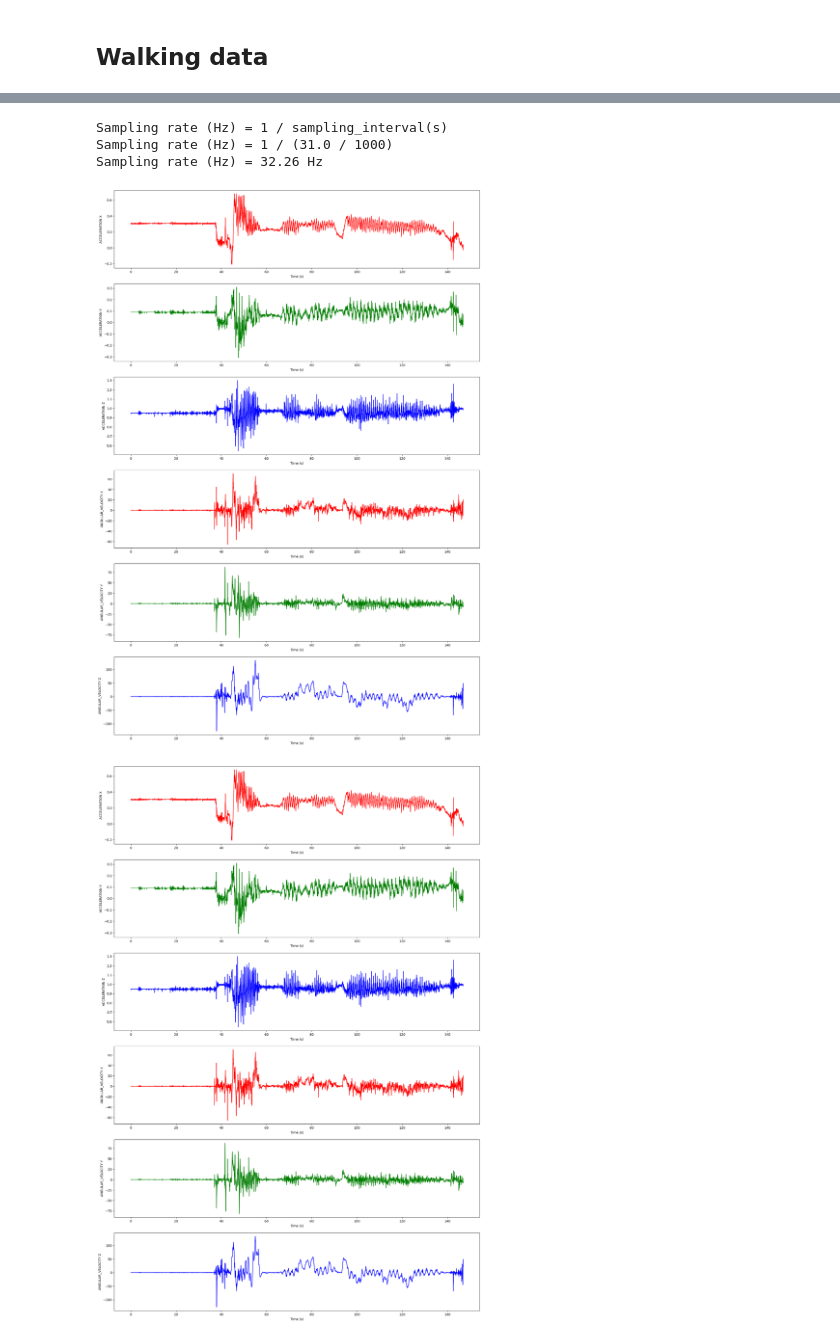
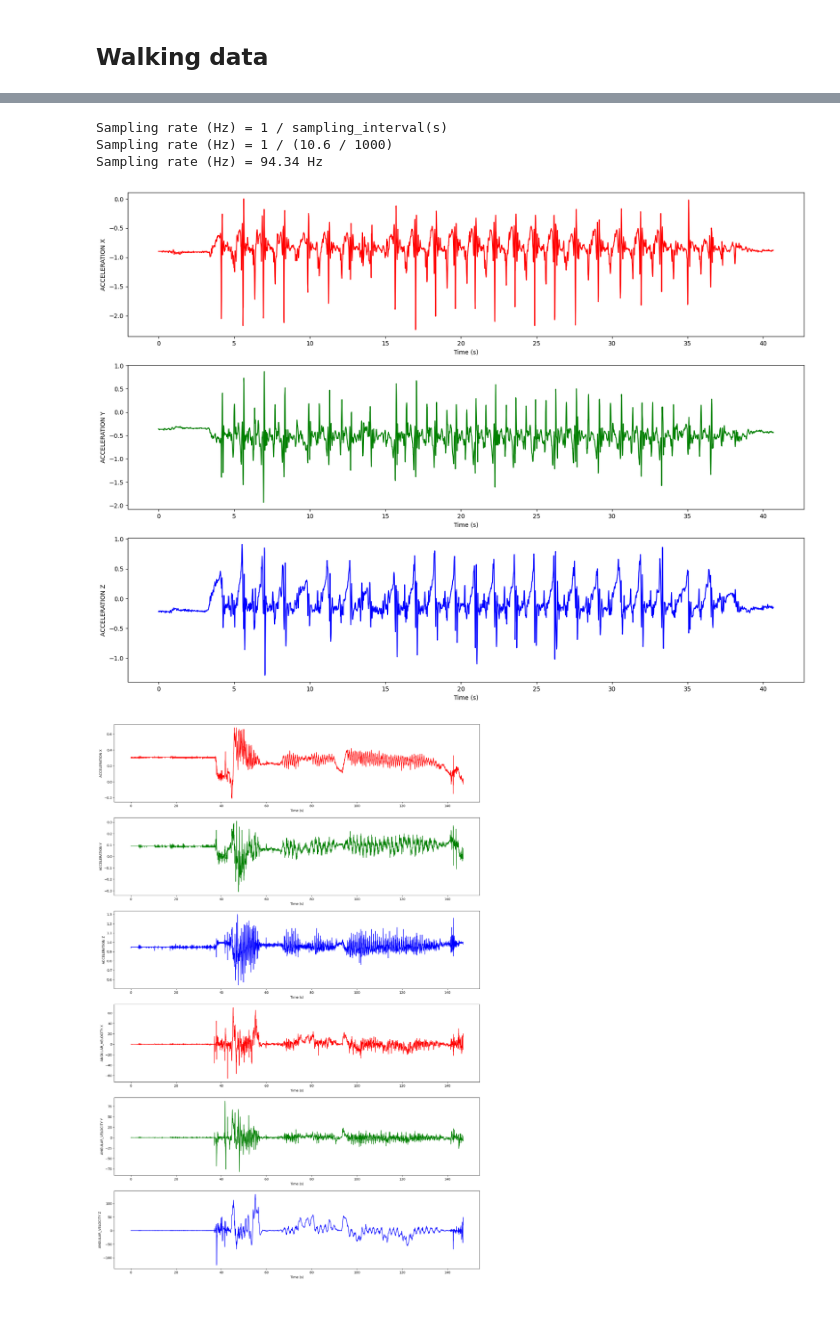
Before and after one commit to duchieuvn/oth-embedded, a Jupyter notebook: source/quality_check.ipynb, the cells around one changed output, grey strips where cells are left out. Saved outputs shown, nothing was run; the diff lists cells and outputs as text; code cells hidden in the pictures; blank space fills up the shorter version.

Commit message:
new data record

```diff
--- a/quality_check.ipynb
+++ b/source/quality_check.ipynb
@@ -14,7 +14,7 @@ import numpy as np
 import matplotlib.pyplot as plt
 import pandas as pd
 
-FILE_PATH = 'position_estimation.csv'
+FILE_PATH = 'Sarvarbek/data.csv'
 
 def loadData(file_path):
     data = np.loadtxt(file_path, delimiter=',', skiprows=1)
@@ -77,36 +78,35 @@ print(f'Sampling rate (Hz) = 1 / ({most_frequent_interval_mean} / 1000)')
 print(f'Sampling rate (Hz) = {1000 / most_frequent_interval_mean:.2f} Hz')
 # %% [output]
 Sampling rate (Hz) = 1 / sampling_interval(s)
-Sampling rate (Hz) = 1 / (31.0 / 1000)
-Sampling rate (Hz) = 32.26 Hz
+Sampling rate (Hz) = 1 / (10.6 / 1000)
+Sampling rate (Hz) = 94.34 Hz
 # %%
 def plotData2(data):
     # Desciption:
     # Plot all three axes of acceleration, angular velocity
 
     time = data[:, 0] / 1000  # Convert to seconds
 
     data_dict = {
         'acceleration': data[:, 1:4],
-        'angular_velocity': data[:, 4:7],
     }
 
     plt.figure(figsize=(20, 30))
 
     row = 1
-    for key in ['acceleration', 'angular_velocity']:
+    for key in ['acceleration']:
         for i, data_axis in enumerate(['x', 'y', 'z']):
             plt.subplot(6, 1, row)
             plt.plot(time, data_dict[key][:, i], color='r' if i == 0 else 'g' if i == 1 else 'b')
             plt.ylabel(key.upper() + ' ' + data_axis.upper())
             plt.xlabel('Time (s)')
             row = row + 1
 
     plt.show()
 
 plotData2(walking_data)
 # %% [output]
-[figure, old version]
+[figure, new version]
 # %%
 def plotData2(data):
     # Desciption:
```
Also changed, not shown: parts of 2 cells of this notebook, 10 other files.
